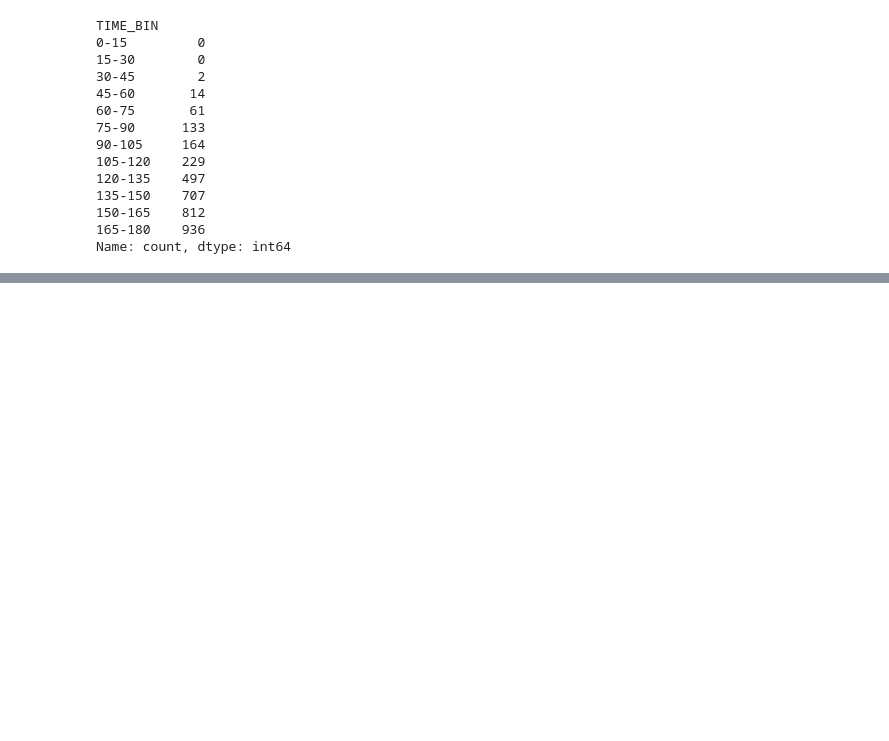
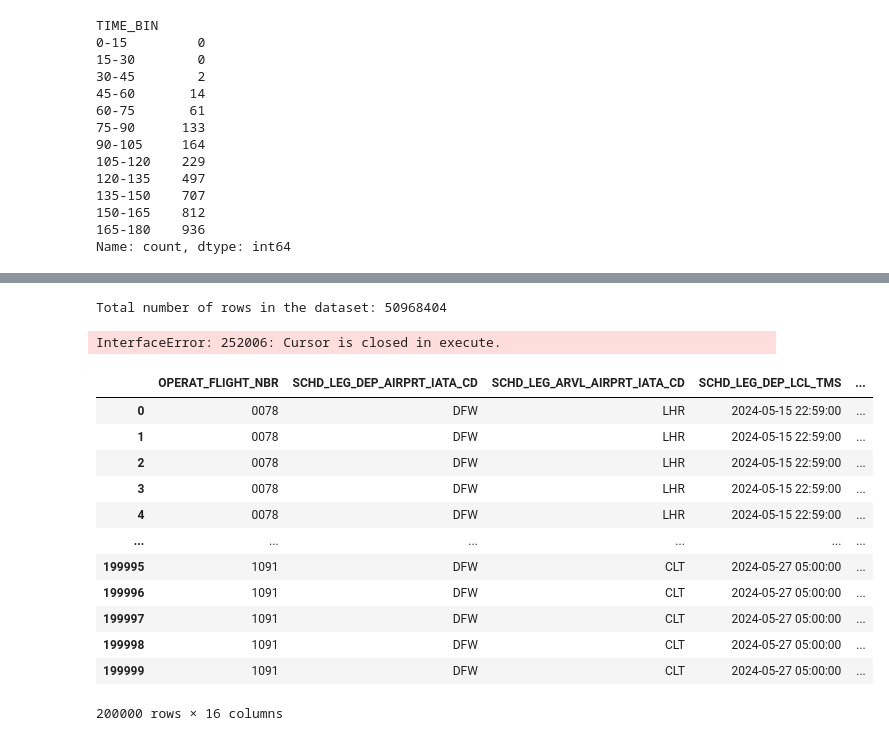
Before and after one commit to sashav26/AA2_EDSC, a Jupyter notebook: jackson/club.ipynb, the cells around one changed output, grey strips where cells are left out. Drawn from its saved outputs; the diff is of its cells as text; code cells hidden in the pictures; blank space fills up the shorter version.

```diff
--- a/jackson/club.ipynb
+++ b/jackson/club.ipynb
@@ -539,0 +542,65 @@ Name: count, dtype: int64
+# %%
+import snowflake.connector
+import pandas as pd
+import matplotlib.pyplot as plt
+
+# Connect to Snowflake
+conn = snowflake.connector.connect(
+    user='EMORY_spring2025_group02',
+    password='EDSC2025spring',
+    account='aa-itor-universities',
+    warehouse='UNIVERSITY_READER',
+    database='LOCAL_DATABASE',
+    schema='ORAAUE'
+)
+
+cur = conn.cursor()
+
+# 1. Query the total number of rows in the dataset
+count_query = "SELECT COUNT(*) FROM BAGROOM_ARRIVAL"
+cur.execute(count_query)
+total_rows = cur.fetchone()[0]
+print(f"Total number of rows in the dataset: {total_rows}")
+# %% [output]
+Total number of rows in the dataset: 50968404
+# %%
+# Choose a sample size that your MacBook can handle; here, 200,000 rows is chosen
+sample_size = 200000
+
+# Extract a sample dataset; Option A: First 200k rows, Option B: Random sample
+sample_query = f"SELECT * FROM BAGROOM_ARRIVAL LIMIT {sample_size}"
+cur.execute(sample_query)
+data = cur.fetchall()
+columns = [desc[0] for desc in cur.description]
+
+# Convert to a Pandas DataFrame
+df = pd.DataFrame(data, columns=columns)
+print("Sample dataset loaded successfully.")
+
+# Close connection
+cur.close()
+conn.close()
+# %% [output]
+InterfaceError: 252006: Cursor is closed in execute.
+# %%
+df = pd.DataFrame(data, columns=columns)
+# %%
+selected_columns = ['OPERAT_FLIGHT_NBR','SCHD_LEG_DEP_AIRPRT_IATA_CD', 'SCHD_LEG_ARVL_AIRPRT_IATA_CD', 'SCHD_LEG_DEP_LCL_TMS','SCHD_LEG_ARVL_LCL_TMS','MILE_GREAT_CIRCLE_DISTANC_QTY','FLIGHT_LEG_TTL_AVAIL_SEAT_CT','SCHD_LEG_BLOCK_MIN_CT','SCHD_AIRCAFT_EQUIP_CD','CREW_EQUIP_CD', 'FLEET_CD', 'INTERNATIONAL','MKT_DAY_FREQUENCY','MKT_WEEK_FREQUENCY','MKT_DAY_DEP_SEQ','BAG_SCAN_LCL_TMS']
+# %%
+df = df[selected_columns]
+# %%
+df
+# %% [output]
+|  | OPERAT_FLIGHT_NBR | SCHD_LEG_DEP_AIRPRT_IATA_CD | SCHD_LEG_ARVL_AIRPRT_IATA_CD | SCHD_LEG_DEP_LCL_TMS | ... |
+| 0 | 0078 | DFW | LHR | 2024-05-15 22:59:00 | ... |
+| 1 | 0078 | DFW | LHR | 2024-05-15 22:59:00 | ... |
+| 2 | 0078 | DFW | LHR | 2024-05-15 22:59:00 | ... |
+| 3 | 0078 | DFW | LHR | 2024-05-15 22:59:00 | ... |
+| 4 | 0078 | DFW | LHR | 2024-05-15 22:59:00 | ... |
+| ... | ... | ... | ... | ... | ... |
+| 199995 | 1091 | DFW | CLT | 2024-05-27 05:00:00 | ... |
+| 199996 | 1091 | DFW | CLT | 2024-05-27 05:00:00 | ... |
+| 199997 | 1091 | DFW | CLT | 2024-05-27 05:00:00 | ... |
+| 199998 | 1091 | DFW | CLT | 2024-05-27 05:00:00 | ... |
+| 199999 | 1091 | DFW | CLT | 2024-05-27 05:00:00 | ... |
+200000 rows × 16 columns
```
Also changed, not shown: parts of 15 cells of this notebook, 1 other file.
